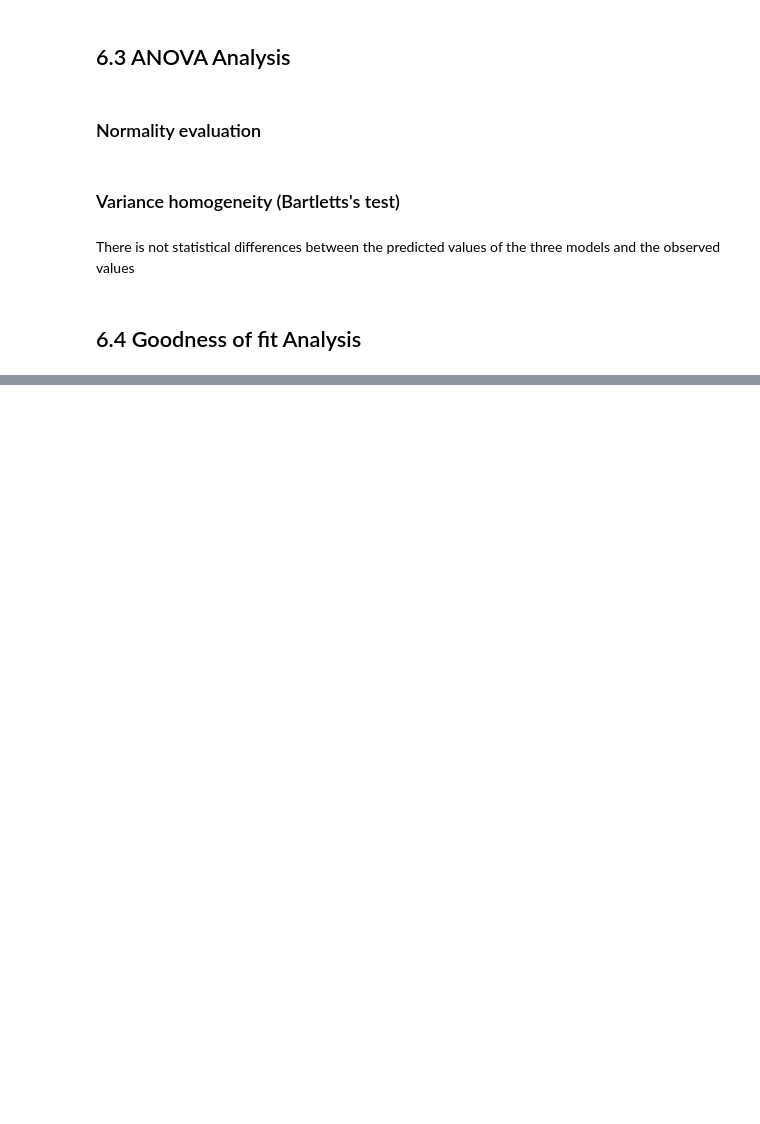
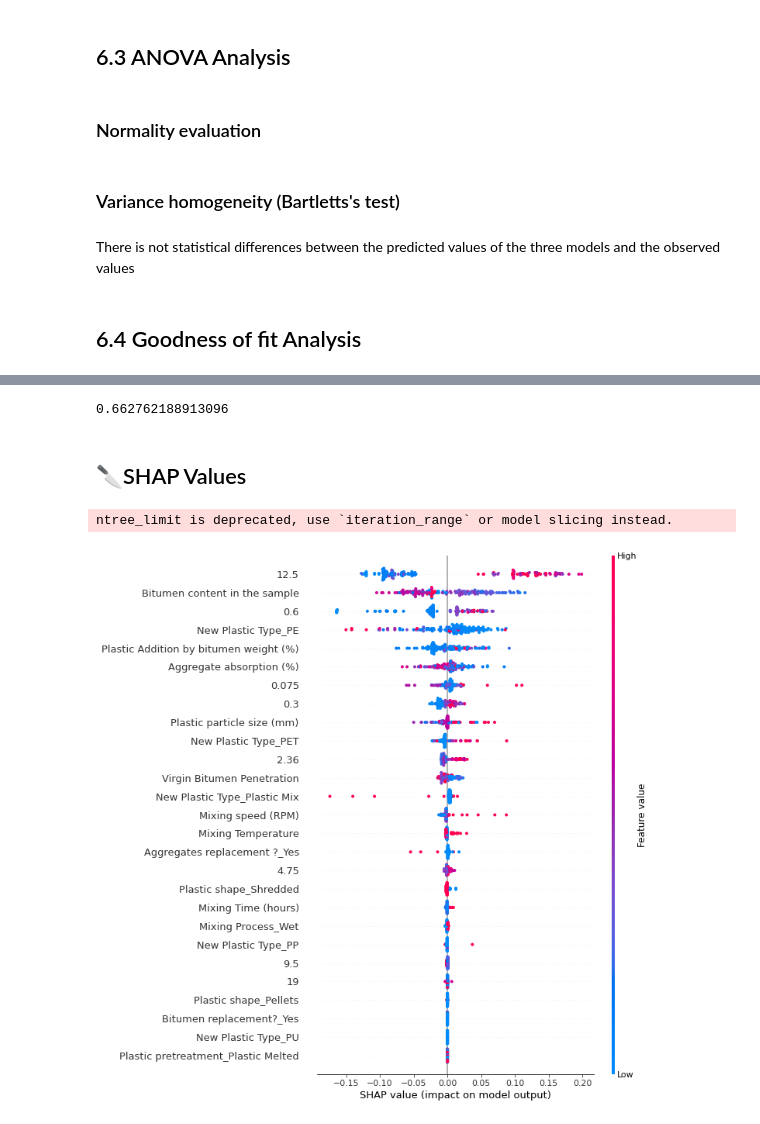
Before and after one commit to cavs1010/asphalt, a Jupyter notebook: Air_Voids_Enhanced.ipynb, the cells around one changed output, grey strips where cells are left out. Saved outputs shown, nothing was run; the diff lists cells and outputs as text; code cells hidden in the pictures; blank space fills up the shorter version.

```diff
--- a/Air_Voids_Enhanced.ipynb
+++ b/Air_Voids_Enhanced.ipynb
@@ -793,0 +1051,13 @@ df_predictions.to_clipboard()
+# %%
+# Feature engineering
+X_Imputed['New Plastic Type_PE'] = X_Imputed['New Plastic Type_PE'] * X_Imputed['Plastic Addition by bitumen weight (%)']
+X_Imputed['New Plastic Type_PET'] = X_Imputed['New Plastic Type_PET'] * X_Imputed['Plastic Addition by bitumen weight (%)']
+X_Imputed['New Plastic Type_PP'] = X_Imputed['New Plastic Type_PP'] * X_Imputed['Plastic Addition by bitumen weight (%)']
+X_Imputed['New Plastic Type_PU'] = X_Imputed['New Plastic Type_PU'] * X_Imputed['Plastic Addition by bitumen weight (%)']
+X_Imputed['New Plastic Type_Plastic Mix'] = X_Imputed['New Plastic Type_Plastic Mix'] * X_Imputed['Plastic Addition by bitumen weight (%)']
+# %%
+# Scaling
+ #Feature Scaling
+scaler = MinMaxScaler()
+X = pd.DataFrame(scaler.fit_transform(X_Imputed), columns = list(X_Imputed))
+X.head()
@@ -793,0 +1219,6 @@ df_predictions.to_clipboard()
+# %%
+np.average(scores['test_r2'])
+# %% [output]
+0.662762188913096
+# %% [markdown]
+## 🔪SHAP Values
@@ -793,0 +1227,12 @@ df_predictions.to_clipboard()
+# %%
+model = XGBRegressor().fit(X, y)
+# %%
+explainer = shap.Explainer(model)
+shap_values = explainer(X)
+# %% [output]
+ntree_limit is deprecated, use `iteration_range` or model slicing instead.
+# %%
+# summarize the effects of all the features
+shap.plots.beeswarm(shap_values, max_display=28)
+# %% [output]
+[figure, added]
```
Also changed, not shown: parts of 67 cells of this notebook, 3 other files.
